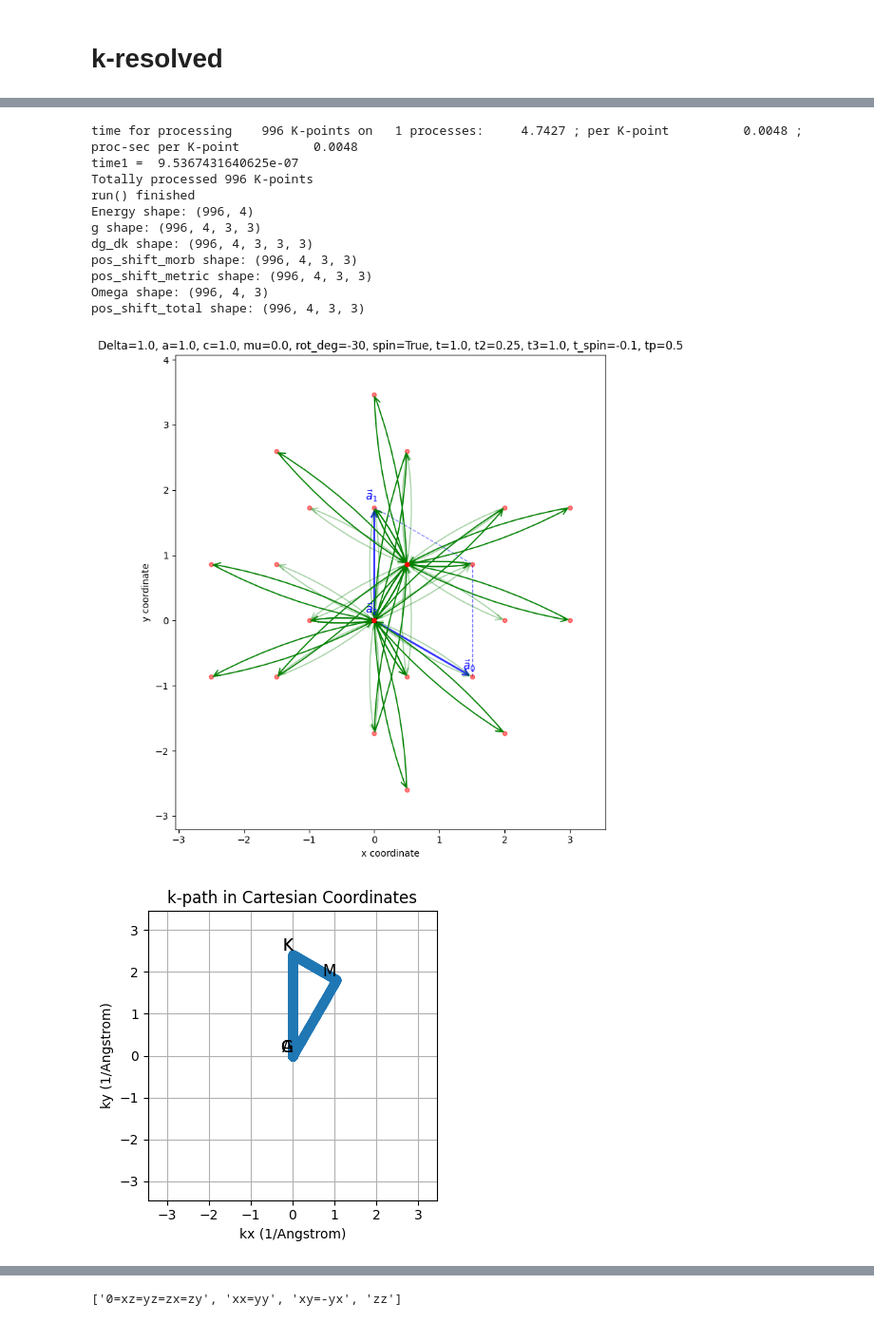
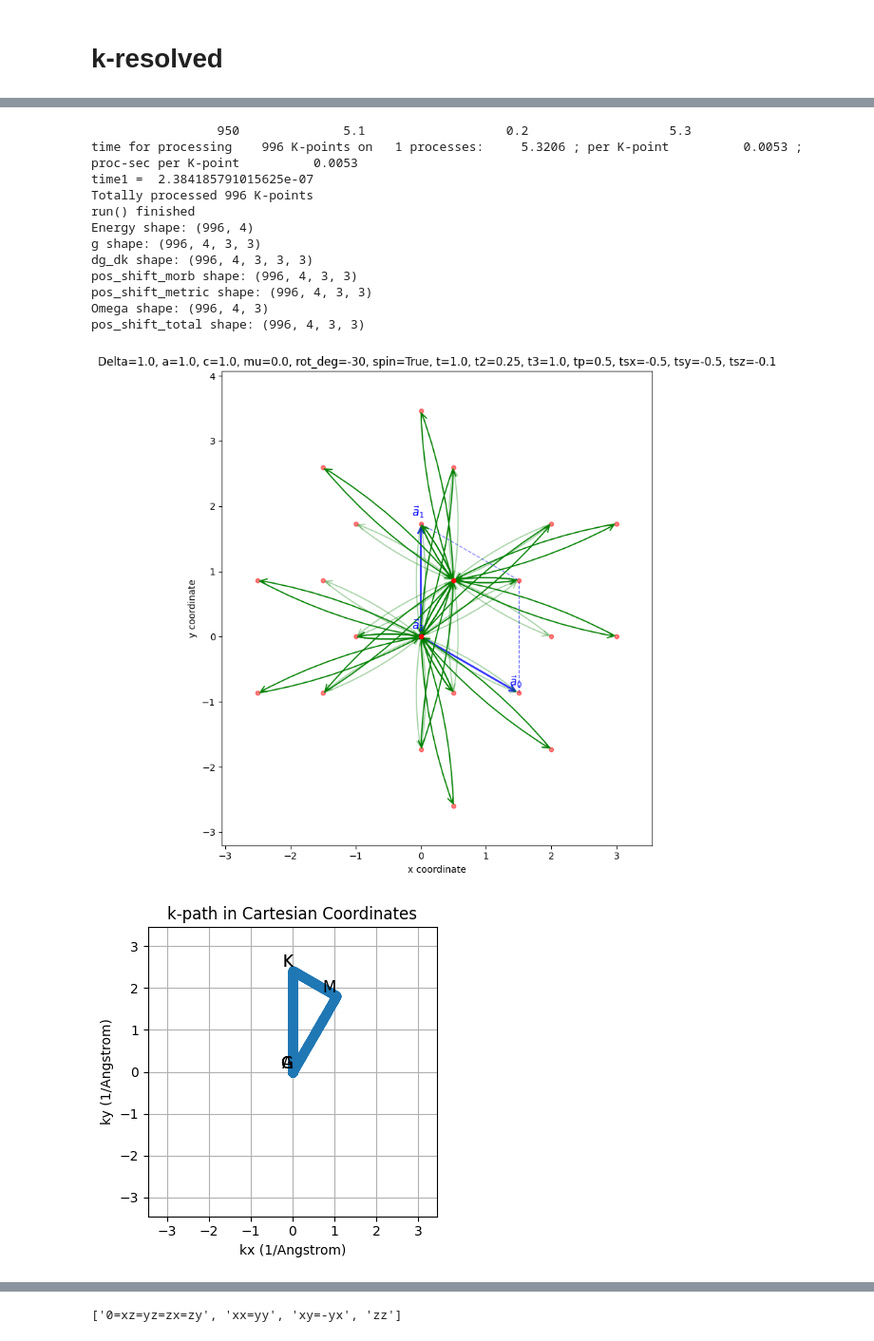
Before and after one commit to elchatz/pos-shift-test, a Jupyter notebook: Ferroaxial-TB-spin-kresolved.ipynb, the cells around one changed output, grey strips where cells are left out. Shown at 95% size. Cells and saved outputs as stored; diff of their text form; code cells hidden in the pictures.

Commit message:
spinful model

```diff
--- a/Ferroaxial-TB-spin-kresolved.ipynb
+++ b/Ferroaxial-TB-spin-kresolved.ipynb
@@ -38,7 +38,7 @@ from hall_ps.hall_positional_shift import HallPositionalShift, PositionalShiftFo
 
 Efermi = np.linspace(-10, +10, 1601)
 
-def plot_k_resolved( parameters_model, k_nodes, k_labels):
+def plot_k_resolved( parameters_model, k_nodes, k_labels, ylims=None):
     model = model_ferroaxial_pythtb(**parameters_model)
     title = ", ".join([f"{k}={v}" for k, v in sorted(parameters_model.items())])
     filename="_".join([f"{k}={v}" for k, v in sorted(parameters_model.items())])
@@ -130,30 +130,32 @@ def plot_k_resolved( parameters_model, k_nodes, k_labels):
 
     linestyles = ['-', '--', '-.', ':']
     colors = ['b', 'g', 'r', 'c', 'm', 'y']
-    def make_subplot(axes, data_dict, ylabel, title):
+    def make_subplot(axes, data_dict, ylabel, title, _ylims=None):
         for k,v in data_dict.items():
             for ib in range(nband):
                 axes.plot(kline, v[:,ib], label=f"band {ib}, {k}", linestyle=linestyles[ib % len(linestyles)], color=colors[ib % len(colors)])
         axes.set_ylabel(ylabel)
         axes.set_title(title)
+        if _ylims is not None:
+            axes.set_ylim(_ylims)
         axes.set_xticks(ticks=x_ticks_positions)
         axes.set_xticklabels(labels=x_ticks_labels)
         axes.grid(True, which='both', linestyle='--', linewidth=0.5)
         axes.legend()
 
-    fig, axes = plt.subplots(3, 4, figsize=(15, 20))
-    make_subplot(axes[0,0], {"": energy}, "Energy (eV)", "Band Structure")
+    fig, axes = plt.subplots(3, 4, figsize=(25, 20), sharex=True, sharey=False)
+    make_subplot(axes[0,0], {"": energy}, "Energy (eV)", "Band Structure", _ylims=None)
     for l, ij in enumerate([(0,2), (1,2), (0,0), (1,1)]):
         i,j = ij
         a = "xyz"[i]
         b = "xyz"[j]
         label = a+b
         make_subplot(axes[1, l], {r"$F_{"+label+r"}^O$": pos_shift_morb[:, :, i, j] },
-                            r"$\AA^3$" , f"Positional Shift (Morb Part) ({label})")
+                            r"$\AA^3$" , f"Positional Shift (Morb Part) ({label})", _ylims=ylims)
         make_subplot(axes[2, l], {r"$F_{"+label+r"}^G$": pos_shift_metric[:, :, i, j],},
-                            r"$\AA^3$" , f"Positional Shift (Metric Part) ({label})")
+                            r"$\AA^3$" , f"Positional Shift (Metric Part) ({label})", _ylims=ylims)
         # make_subplot(axes[3, l], {r"F_{"+label+r"}^{tot}$" : pos_shift_total[:, :, i, j],},
-        #                     r"$\AA^3$" , f"Positional Shift (Total) ({label})")
+        #                     r"$\AA^3$" , f"Positional Shift (Total) ({label})", _ylims=ylims)
     # parameters in the figure title
     fig.suptitle("Ferroaxial TB Model: " + title, fontsize=20)
     fig.savefig(f"ferroaxial_tb_{filename}.pdf")
@@ -174,36 +176,37 @@ labels=["G", "M", "K", "G", "A", "K"]
 #                     spin=True, t_spin=0.1)
 # plot_k_resolved(parameters1, k_nodes=nodes, k_labels=labels)
 parameters2 = dict(mu=0.0, t=1.0, tp=0.5, Delta=1.0, t3=1.0, t2=0.25, a=1.0, c=1.0, rot_deg=-30,
-                    spin=True, t_spin=-0.1)
+                    spin=True, tsz=-0.1, tsx=-0.5, tsy=-0.5)
 plot_k_resolved(parameters2, k_nodes=nodes, k_labels=labels)
 # %% [output]
 Reading the system from PythTB model. Needed data: {'Ham'}
 number of wannier functions: 4
 hopping : (2, 2) (25, 4, 4) 12 (2, 2)
 hopping : (2, 2) (25, 4, 4) 13 (2, 2)
 hopping : (2, 2) (25, 4, 4) 11 (2, 2)
 hopping : (2, 2) (25, 4, 4) 9 (2, 2)
 hopping : (2, 2) (25, 4, 4) 10 (2, 2)
 hopping : (2, 2) (25, 4, 4) 8 (2, 2)
 hopping : (2, 2) (25, 4, 4) 3 (2, 2)
 hopping : (2, 2) (25, 4, 4) 4 (2, 2)
 hopping : (2, 2) (25, 4, 4) 2 (2, 2)
 hopping : (2, 2) (25, 4, 4) 24 (2, 2)
 ... (66 lines left out)
 ############################################################
 Iteration 0 out of 0
 processing 996 K points : in serial.
 # K-points calculated  Wall time (sec)  Est. remaining (sec)   Est. total (sec)
-time for processing    996 K-points on   1 processes:     4.7427 ; per K-point          0.0048 ; proc-sec per K-point          0.0048
-time1 =  9.5367431640625e-07
+                 950              5.1                   0.2                   5.3
+time for processing    996 K-points on   1 processes:     5.3206 ; per K-point          0.0053 ; proc-sec per K-point          0.0053
+time1 =  2.384185791015625e-07
 Totally processed 996 K-points
 run() finished
 Energy shape: (996, 4)
 g shape: (996, 4, 3, 3)
 dg_dk shape: (996, 4, 3, 3, 3)
 pos_shift_morb shape: (996, 4, 3, 3)
 pos_shift_metric shape: (996, 4, 3, 3)
 Omega shape: (996, 4, 3)
 pos_shift_total shape: (996, 4, 3, 3)
-[figure, old version]
+[figure, new version]
 [figure]
```
Also changed, not shown: parts of 1 cell of this notebook, 1 other file.
